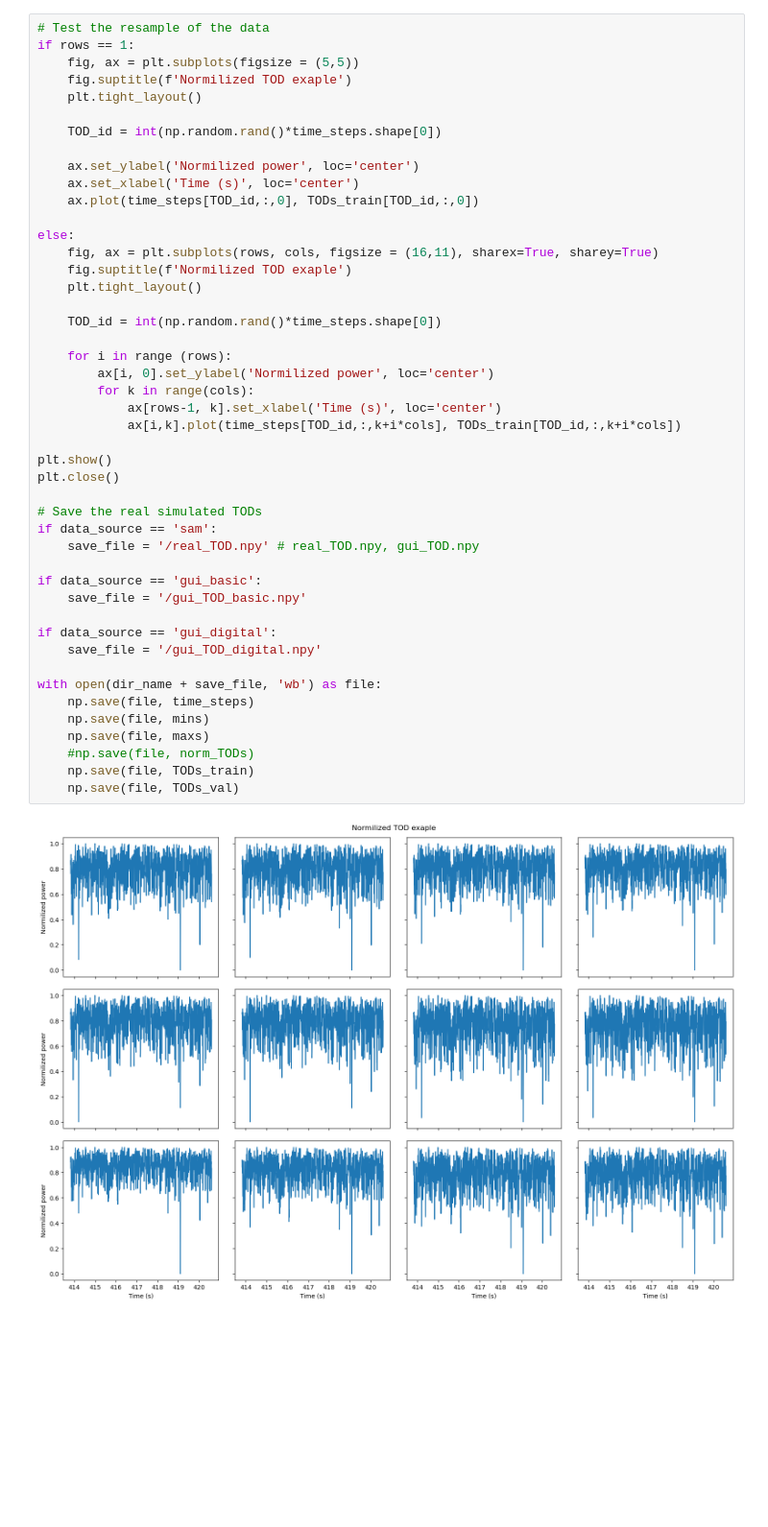
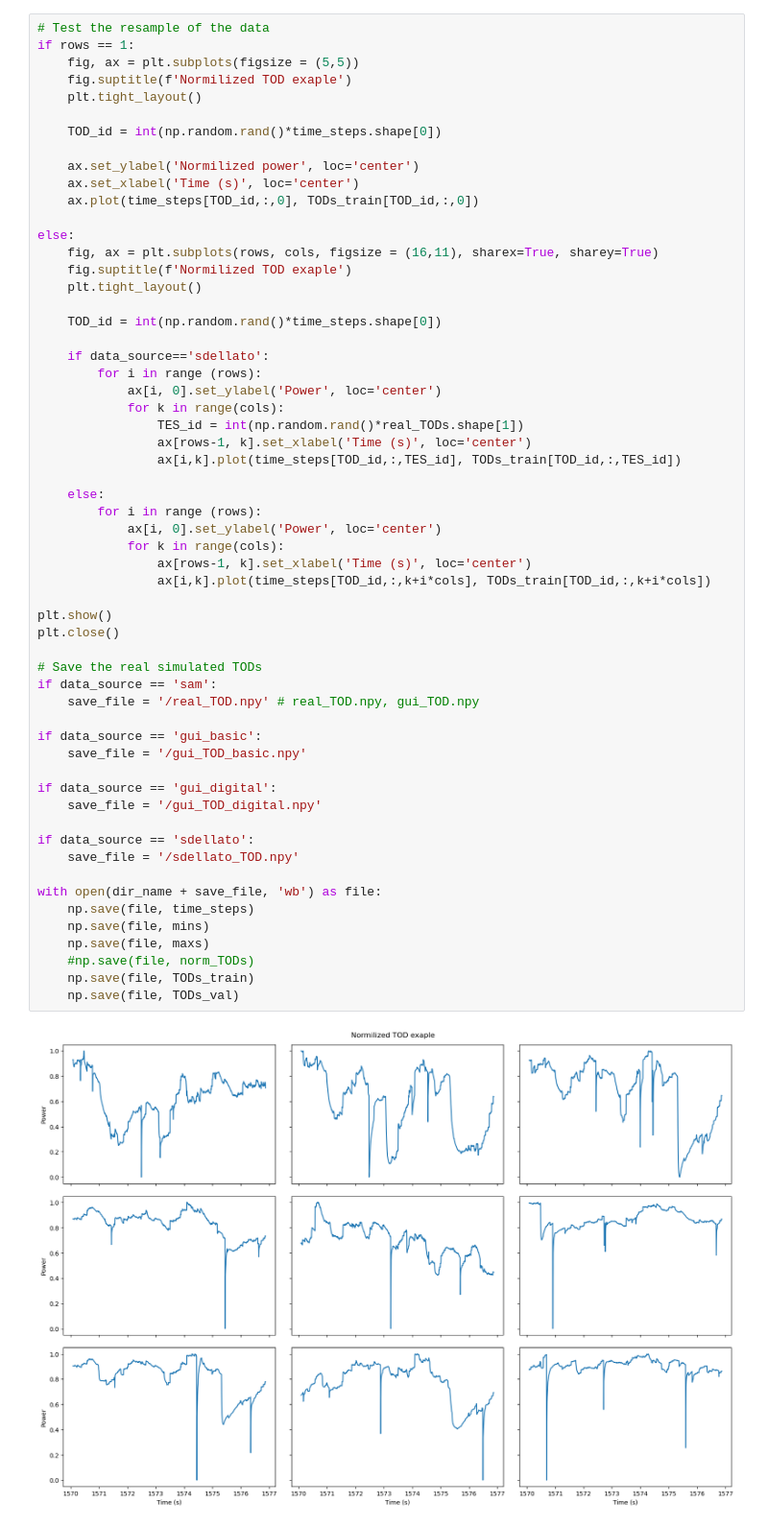
Before and after one commit to ICSC-Spoke3/CRAB-dev, a Jupyter notebook: codes/real_train_TOD.ipynb, the cells around one changed output. Shown: that part at 96% size. Cells and saved outputs as stored; diff of their text form; blank space fills up the shorter version.

```diff
--- a/codes/real_train_TOD.ipynb
+++ b/codes/real_train_TOD.ipynb
@@ -159,37 +217,49 @@ if rows == 1:
 
 else:
     fig, ax = plt.subplots(rows, cols, figsize = (16,11), sharex=True, sharey=True)
     fig.suptitle(f'Normilized TOD exaple')
     plt.tight_layout()
 
     TOD_id = int(np.random.rand()*time_steps.shape[0])
 
-    for i in range (rows):
-        ax[i, 0].set_ylabel('Normilized power', loc='center')
-        for k in range(cols):
-            ax[rows-1, k].set_xlabel('Time (s)', loc='center')
-            ax[i,k].plot(time_steps[TOD_id,:,k+i*cols], TODs_train[TOD_id,:,k+i*cols])
+    if data_source=='sdellato':
+        for i in range (rows):
+            ax[i, 0].set_ylabel('Power', loc='center')
+            for k in range(cols):
+                TES_id = int(np.random.rand()*real_TODs.shape[1])
+                ax[rows-1, k].set_xlabel('Time (s)', loc='center')
+                ax[i,k].plot(time_steps[TOD_id,:,TES_id], TODs_train[TOD_id,:,TES_id])
+
+    else:
+        for i in range (rows):
+            ax[i, 0].set_ylabel('Power', loc='center')
+            for k in range(cols):
+                ax[rows-1, k].set_xlabel('Time (s)', loc='center')
+                ax[i,k].plot(time_steps[TOD_id,:,k+i*cols], TODs_train[TOD_id,:,k+i*cols])
 
 plt.show()
 plt.close()
 
 # Save the real simulated TODs
 if data_source == 'sam':
     save_file = '/real_TOD.npy' # real_TOD.npy, gui_TOD.npy
 
 if data_source == 'gui_basic':
     save_file = '/gui_TOD_basic.npy'
 
 if data_source == 'gui_digital':
     save_file = '/gui_TOD_digital.npy'
 
+if data_source == 'sdellato':
+    save_file = '/sdellato_TOD.npy'
+
 with open(dir_name + save_file, 'wb') as file:
     np.save(file, time_steps)
     np.save(file, mins)
     np.save(file, maxs)
     #np.save(file, norm_TODs)
     np.save(file, TODs_train)
     np.save(file, TODs_val)
 # %% [output]
-[figure, old version]
+[figure, new version]
 # %%
```
Also changed, not shown: parts of 7 cells of this notebook, 12 other files.
